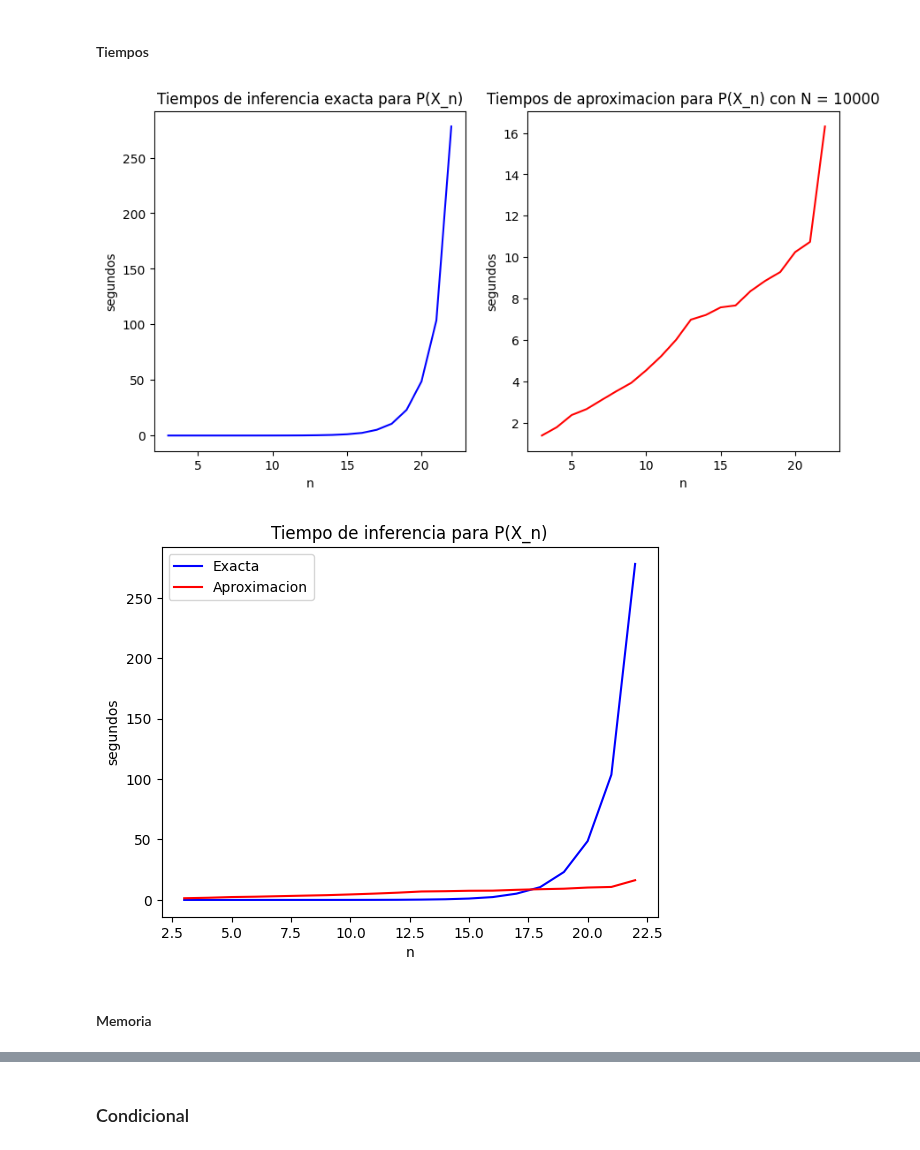
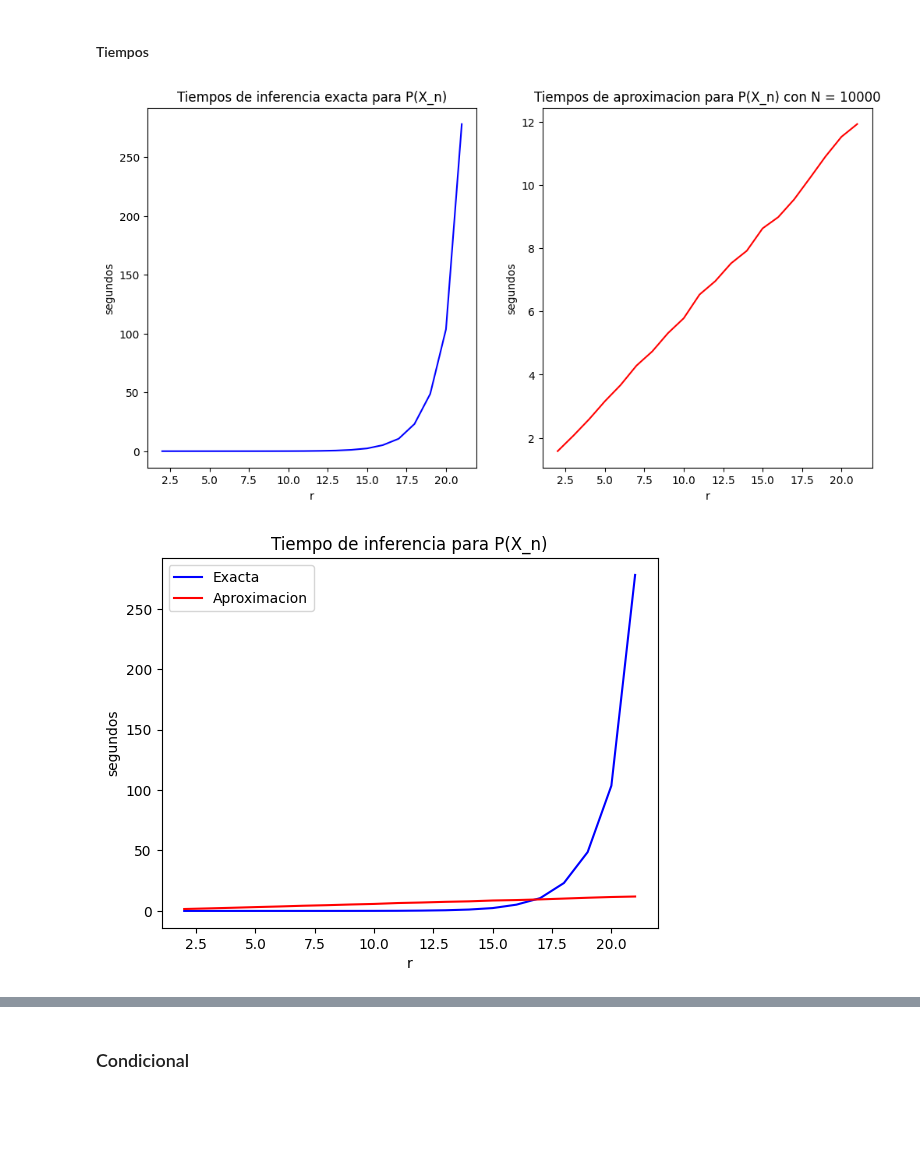
Before and after one commit to robertorys/Tesis, a Jupyter notebook: Test_mib_v2_3_2.ipynb, the cells around one changed output, grey strips where cells are left out. Drawn from its saved outputs; the diff is of its cells as text; code cells hidden in the pictures; blank space fills up the shorter version.

```diff
--- a/Test_mib_v2_3_2.ipynb
+++ b/Test_mib_v2_3_2.ipynb
@@ -570,7 +570,7 @@ for i in range(n):
 # %%
 import json
 
-# Diccionario que deseas guardar
+""" # Diccionario que deseas guardar
 mi_diccionario = {
     "timesM": timesM,
     "timesC": timesC,
@@ -580,9 +580,9 @@ mi_diccionario = {
 
 # Guardar el diccionario en un archivo JSON
 with open("datos_MIB2.json", "w") as archivo_json:
-    json.dump(mi_diccionario, archivo_json, indent=4)
+    json.dump(mi_diccionario, archivo_json, indent=4) """
 
-mi_diccionario.clear()
+# mi_diccionario.clear()
 mi_diccionario = {
     "timesM": timesM_A,
     "timesC": timesC_A,
@@ -593,3 +593,7 @@ mi_diccionario = {
 # Guardar el diccionario en un archivo JSON
 with open("datosA_MIB2.json", "w") as archivo_json:
     json.dump(mi_diccionario, archivo_json, indent=4)
+# %%
+with open("datos_MIB2.json", "r") as archivo_json:
+    datos = json.load(archivo_json)
+datos
@@ -596,9 +618,14 @@ with open("datosA_MIB2.json", "w") as archivo_json:
+# %%
+timesM = datos["timesM"]
+timesC = datos["timesC"]
+memoryM = datos["memoryM"]
+memoryC = datos["memoryC"]
 # %% [markdown]
 ## Datos
 # %%
 def grafica2(list1, list2, title1, title2, xn, x_label, y_label):
     fig, ax = plt.subplots(1, 2)
-    fig.set_size_inches(10,5)
+    fig.set_size_inches(12,6)
     ax[0].plot(xn, list1, color='b',label = 'Exacta')
     ax[0].set_title(title1)
     ax[0].set_xlabel(x_label)
@@ -630,15 +657,13 @@ def grafica(list1, list2, label1, label2, title, xn, x_label, y_label):
 # %% [markdown]
 #### Tiempos
 # %%
-xn = [i+3 for i in range(n)]
+xn = [i+2 for i in range(n)]
 title1 = "Tiempos de inferencia exacta para P(X_n)"
 title2 = "Tiempos de aproximacion para P(X_n) con N = 10000"
-grafica2(timesM, timesM_A, title1, title2, xn, 'n', 'segundos')
+grafica2(timesM, timesM_A, title1, title2, xn, 'r', 'segundos')
 # %% [output]
-[figure, old version]
+[figure, new version]
 # %%
-grafica(timesM, timesM_A, 'Exacta', 'Aproximacion', "Tiempo de inferencia para P(X_n)", xn, 'n', 'segundos')
+grafica(timesM, timesM_A, 'Exacta', 'Aproximacion', "Tiempo de inferencia para P(X_n)", xn, 'r', 'segundos')
 # %% [output]
-[figure, old version]
+[figure, new version]
-# %% [markdown]
-#### Memoria
```
Also changed, not shown: parts of 19 cells of this notebook, 10 other files.
